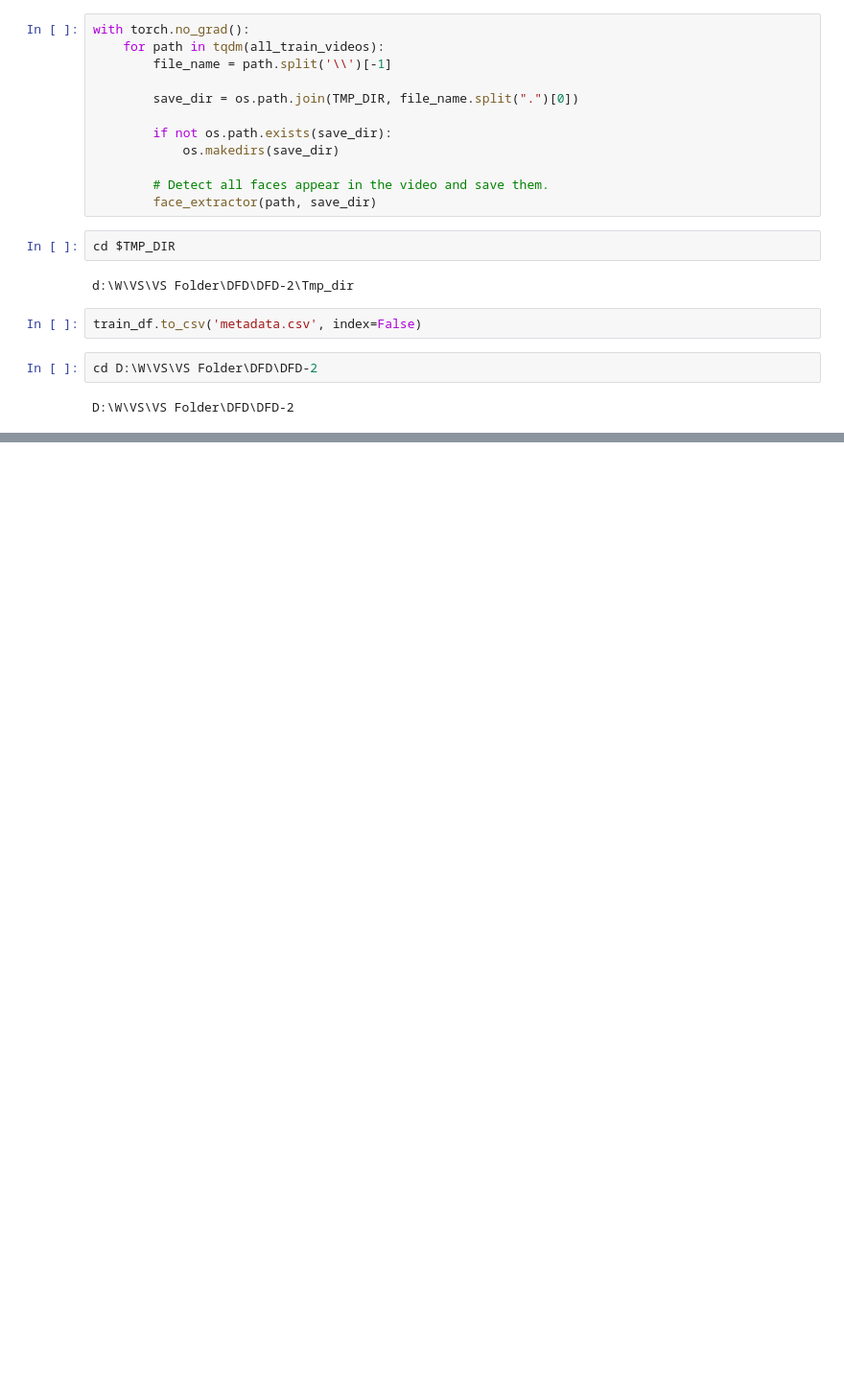
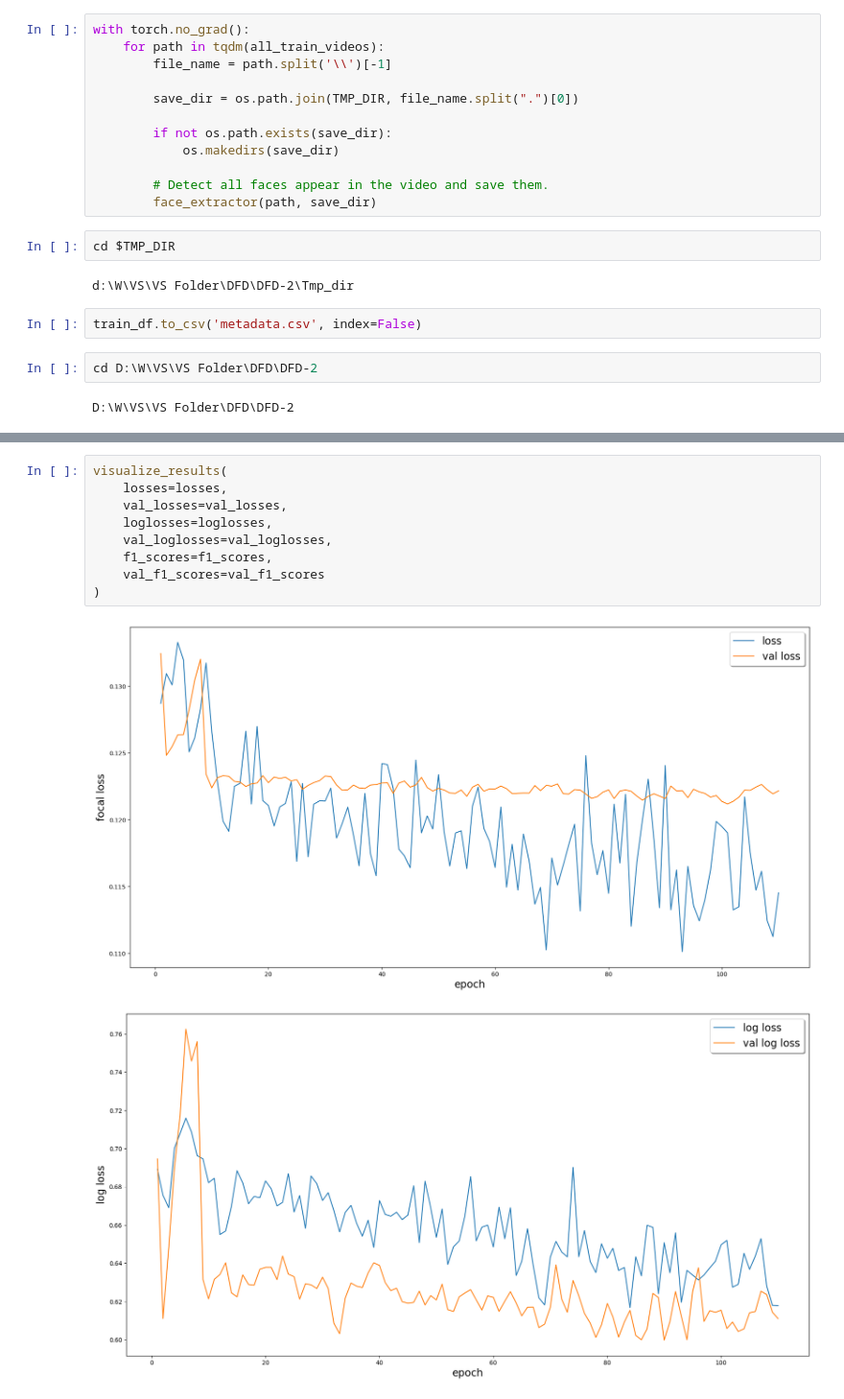
Before and after one commit to rachitss/DFD-2, a Jupyter notebook: DFDnb.ipynb, the cells around one changed output, grey strips where cells are left out. Shown at 96% size. Cells and saved outputs as stored; diff of their text form; blank space fills up the shorter version.

```diff
--- a/DFDnb.ipynb
+++ b/DFDnb.ipynb
@@ -158,0 +881,12 @@ D:\W\VS\VS Folder\DFD\DFD-2
+# %%
+visualize_results(
+    losses=losses,
+    val_losses=val_losses,
+    loglosses=loglosses,
+    val_loglosses=val_loglosses,
+    f1_scores=f1_scores,
+    val_f1_scores=val_f1_scores
+)
+# %% [output]
+[figure, added]
+[figure, added]
```
Also changed, not shown: parts of 40 cells of this notebook.
